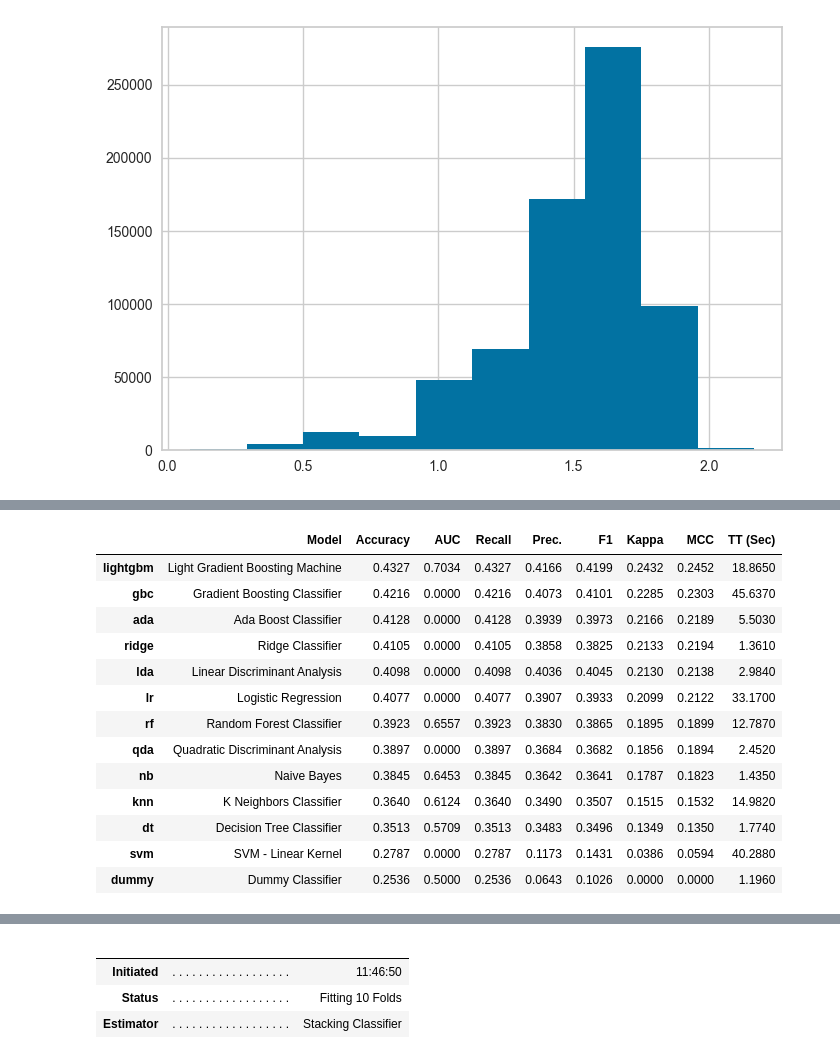
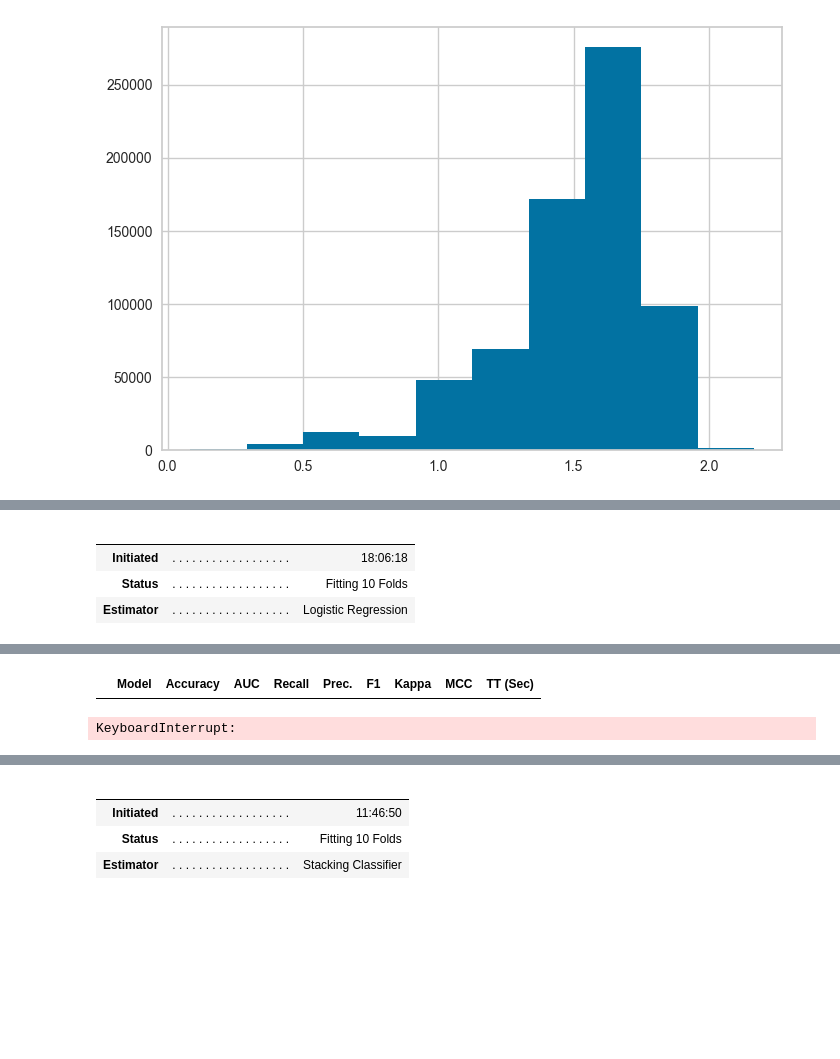
Before and after one commit to Astolfo2332/ICFES_pro_prediction, a Jupyter notebook: Models_quick_analisys.ipynb, the cells around one changed output, grey strips where cells are left out. Cells and saved outputs as stored; diff of their text form; code cells hidden in the pictures; blank space fills up the shorter version.

```diff
--- a/Models_quick_analisys.ipynb
+++ b/Models_quick_analisys.ipynb
@@ -91,5 +125,5 @@ plt.hist(exp1.dataset_transformed["ESTU_PRGM_ACADEMICO"])
  <BarContainer object of 10 artists>)
 [figure]
 # %%
-best_models = exp1.compare_models(exclude=["et"], n_select=3)
+best_models = exp1.compare_models(n_select=3)
 # %% [output]
@@ -97,14 +130,5 @@ best_models = exp1.compare_models(exclude=["et"], n_select=3)
-|  | Model | Accuracy | AUC | Recall | Prec. | F1 | Kappa | MCC | TT (Sec) |
-| lightgbm | Light Gradient Boosting Machine | 0.4327 | 0.7034 | 0.4327 | 0.4166 | 0.4199 | 0.2432 | 0.2452 | 18.8650 |
-| gbc | Gradient Boosting Classifier | 0.4216 | 0.0000 | 0.4216 | 0.4073 | 0.4101 | 0.2285 | 0.2303 | 45.6370 |
-| ada | Ada Boost Classifier | 0.4128 | 0.0000 | 0.4128 | 0.3939 | 0.3973 | 0.2166 | 0.2189 | 5.5030 |
-| ridge | Ridge Classifier | 0.4105 | 0.0000 | 0.4105 | 0.3858 | 0.3825 | 0.2133 | 0.2194 | 1.3610 |
-| lda | Linear Discriminant Analysis | 0.4098 | 0.0000 | 0.4098 | 0.4036 | 0.4045 | 0.2130 | 0.2138 | 2.9840 |
-| lr | Logistic Regression | 0.4077 | 0.0000 | 0.4077 | 0.3907 | 0.3933 | 0.2099 | 0.2122 | 33.1700 |
-| rf | Random Forest Classifier | 0.3923 | 0.6557 | 0.3923 | 0.3830 | 0.3865 | 0.1895 | 0.1899 | 12.7870 |
-| qda | Quadratic Discriminant Analysis | 0.3897 | 0.0000 | 0.3897 | 0.3684 | 0.3682 | 0.1856 | 0.1894 | 2.4520 |
-| nb | Naive Bayes | 0.3845 | 0.6453 | 0.3845 | 0.3642 | 0.3641 | 0.1787 | 0.1823 | 1.4350 |
-| knn | K Neighbors Classifier | 0.3640 | 0.6124 | 0.3640 | 0.3490 | 0.3507 | 0.1515 | 0.1532 | 14.9820 |
-| dt | Decision Tree Classifier | 0.3513 | 0.5709 | 0.3513 | 0.3483 | 0.3496 | 0.1349 | 0.1350 | 1.7740 |
-| svm | SVM - Linear Kernel | 0.2787 | 0.0000 | 0.2787 | 0.1173 | 0.1431 | 0.0386 | 0.0594 | 40.2880 |
-| dummy | Dummy Classifier | 0.2536 | 0.5000 | 0.2536 | 0.0643 | 0.1026 | 0.0000 | 0.0000 | 1.1960 |
+|  |  |  |
+|  |  |  |
+| Initiated | . . . . . . . . . . . . . . . . . . | 18:06:18 |
+| Status | . . . . . . . . . . . . . . . . . . | Fitting 10 Folds |
+| Estimator | . . . . . . . . . . . . . . . . . . | Logistic Regression |
@@ -112,3 +135,5 @@ best_models = exp1.compare_models(exclude=["et"], n_select=3)
+|  | Model | Accuracy | AUC | Recall | Prec. | F1 | Kappa | MCC | TT (Sec) |
+KeyboardInterrupt:
 # %%
 best_model_tuned = tune_model(best_models[0])
 # %% [output]
```
Also changed, not shown: parts of 5 cells of this notebook, 2 other files.
